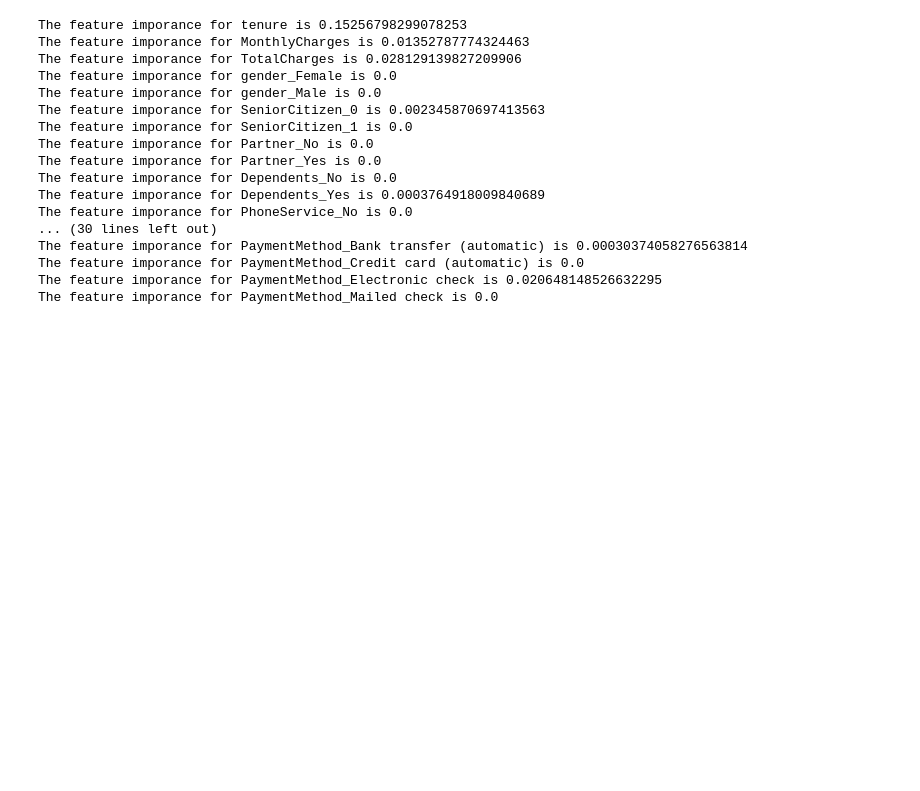
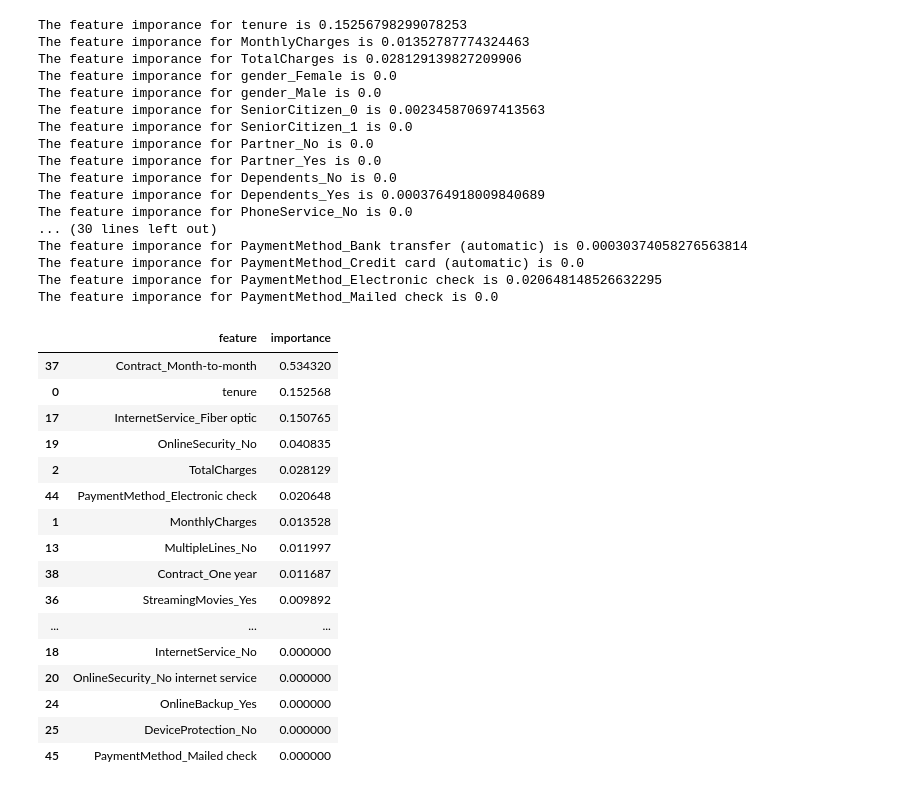
Before and after one commit to shmelky/Churn-Analysis, a Jupyter notebook: Churn.ipynb, the cells around one changed output. Cells and saved outputs as stored; diff of their text form; code cells hidden in the pictures; blank space fills up the shorter version.

```diff
--- a/Churn.ipynb
+++ b/Churn.ipynb
@@ -409,7 +409,7 @@ for i,column in enumerate(X):
     print('The feature imporance for {} is {}'.format(column,gb.feature_importances_[i]))
 
     gb_col.append(column)
-    gb_score.append(rf.feature_importances_[i])
+    gb_score.append(gb.feature_importances_[i])
 # %% [output]
 The feature imporance for tenure is 0.15256798299078253
 The feature imporance for MonthlyCharges is 0.01352787774324463
@@ -428,3 +428,26 @@ The feature imporance for PaymentMethod_Bank transfer (automatic) is 0.000303740
 The feature imporance for PaymentMethod_Credit card (automatic) is 0.0
 The feature imporance for PaymentMethod_Electronic check is 0.020648148526632295
 The feature imporance for PaymentMethod_Mailed check is 0.0
+# %%
+gb_df=zip(gb_col,gb_score)
+gb_df = pd.DataFrame(gb_df,columns=['feature','importance']).sort_values('importance',ascending=False)
+# %%
+gb_df
+# %% [output]
+|  | feature | importance |
+| 37 | Contract_Month-to-month | 0.534320 |
+| 0 | tenure | 0.152568 |
+| 17 | InternetService_Fiber optic | 0.150765 |
+| 19 | OnlineSecurity_No | 0.040835 |
+| 2 | TotalCharges | 0.028129 |
+| 44 | PaymentMethod_Electronic check | 0.020648 |
+| 1 | MonthlyCharges | 0.013528 |
+| 13 | MultipleLines_No | 0.011997 |
+| 38 | Contract_One year | 0.011687 |
+| 36 | StreamingMovies_Yes | 0.009892 |
+| ... | ... | ... |
+| 18 | InternetService_No | 0.000000 |
+| 20 | OnlineSecurity_No internet service | 0.000000 |
+| 24 | OnlineBackup_Yes | 0.000000 |
+| 25 | DeviceProtection_No | 0.000000 |
+| 45 | PaymentMethod_Mailed check | 0.000000 |
```
